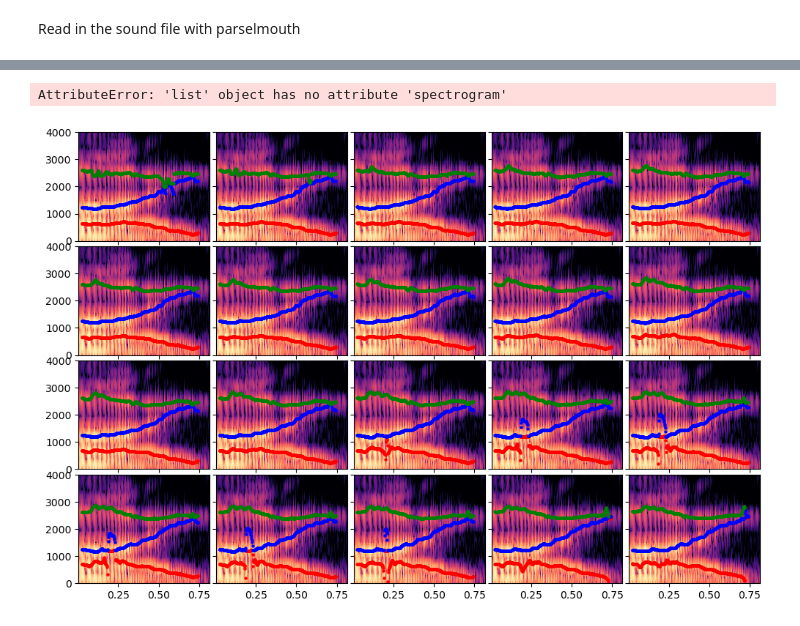
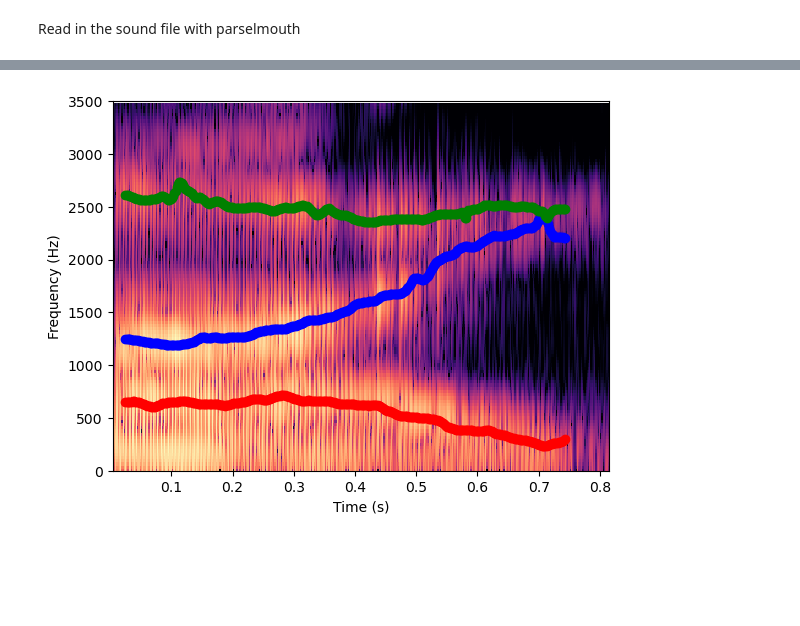
Before and after one commit to FastTrackiverse/fasttrackpy, a Jupyter notebook: dev_notebooks/spectrograms.ipynb, the cells around one changed output, grey strips where cells are left out. Drawn from its saved outputs; the diff is of its cells as text; code cells hidden in the pictures; blank space fills up the shorter version.

```diff
--- a/dev_notebooks/spectrograms.ipynb
+++ b/dev_notebooks/spectrograms.ipynb
@@ -48,64 +29,4 @@ AttributeError: 'OneTrack' object has no attribute 'spectrogram'
-# %%
-def spectrogram(candidate, maximum_frequency=3500, tracks = True, dynamic_range=60):
-
-    spectrogram = candidate.sound.to_spectrogram(maximum_frequency=maximum_frequency)
-    Time, Hz = spectrogram.x_grid(), spectrogram.y_grid()
-    db = 10 * np.log10(spectrogram.values)
-    min_shown = db.max() - dynamic_range
-    n_time_steps = len(candidate.formants[0])
-    point_times = [0.025 + time_step*0.002 for time_step in range(n_time_steps)]
-
-    mp.pcolormesh(Time, Hz, db, vmin=min_shown, cmap='magma')
-    mp.ylim([spectrogram.ymin, spectrogram.ymax])
-    mp.xlabel("Time (s)")
-    mp.ylabel("Frequency (Hz)")
-
-    if tracks:
-        mp.scatter (point_times, candidate.formants[0], c="red")
-        mp.scatter (point_times, candidate.formants[1], c="blue")
-        mp.scatter (point_times, candidate.formants[2], c="green")
-
-    #mp.figure()
-    #mp.show()
-
-#spectrogram (candidates.candidates[0])
-
-candidates.candidates[0].spectrogram()
-# %% [output]
-AttributeError: 'list' object has no attribute 'spectrogram'
-# %%
-
-def spectrograms(candidates, maximum_frequency = 3500, dynamic_range=60):
-    #spectrogram = candidates.sound.to_spectrogram(maximum_frequency=candidates.max_max_formant,time_step=0.005)
-    spectrogram = candidates.sound.to_spectrogram(maximum_frequency=maximum_frequency,time_step=0.005)
-    Time, Hz = spectrogram.x_grid(), spectrogram.y_grid()
-    db = 10 * np.log10(spectrogram.values)
-    min_shown = db.max() - dynamic_range
-    n_time_steps = len(candidates.candidates[0].formants[0])
-    point_times = [0.025 + time_step*0.002 for time_step in range(n_time_steps)]
-
-
-    fig = mp.figure(figsize=(12,8))
-    gs = fig.add_gridspec(4,5, hspace=0.05, wspace=0.05)
-    axs = gs.subplots(sharex='col', sharey='row')
-
-    #gs = fig.add_gridspec(3, hspace=0)
-    #axs = gs.subplots(sharex=True, sharey=True)
-
-    for i in range (4):
-        for j in range(5):
-            axs[i, j].pcolormesh(Time, Hz, db, vmin=min_shown, cmap='magma')
-            axs[i, j].set_ylim([0, spectrogram.ymax])
-            analysis = i*3+j
-            axs[i, j].scatter (point_times, candidates.candidates[analysis].formants[0], c="red", s = 5)
-            axs[i, j].scatter (point_times, candidates.candidates[analysis].formants[1], c="blue", s = 5)
-            axs[i, j].scatter (point_times, candidates.candidates[analysis].formants[2], c="green", s = 5)
-
-    for ax in fig.get_axes():
-        ax.label_outer()
-
-
-
-spectrograms (candidates)
-# %% [output]
-[figure, removed]
+# %%
+candidates.candidates[2].spectrogram()
+# %% [output]
+[figure, added]
```
Also changed, not shown: parts of 4 cells of this notebook.
